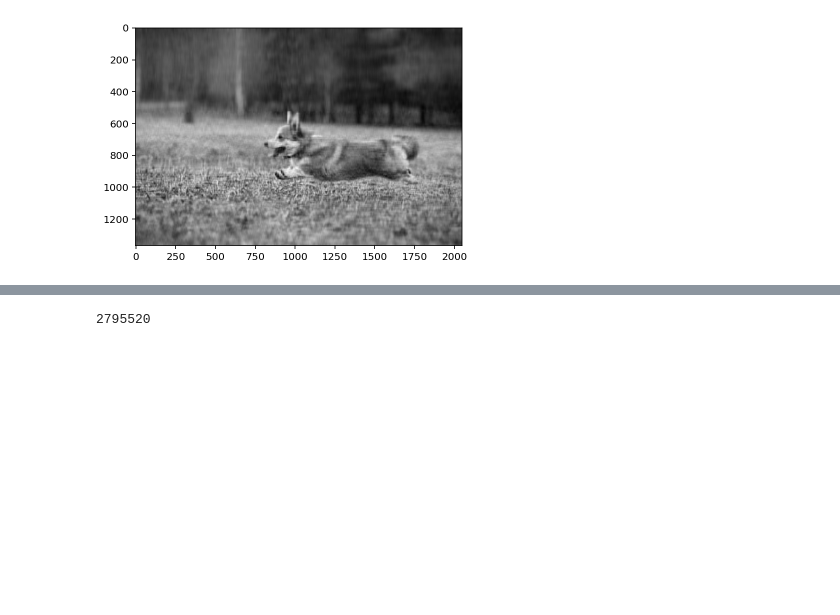
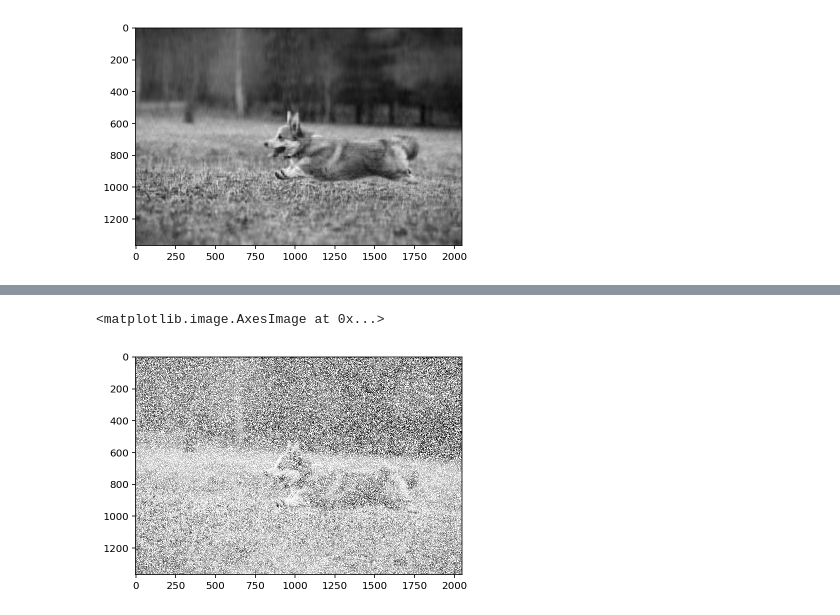
Before and after one commit to nipunbatra/ml2023, a Jupyter notebook: notebooks/posts/image-completion.ipynb, the cells around one changed output, grey strips where cells are left out. Drawn from its saved outputs; the diff is of its cells as text; code cells hidden in the pictures; blank space fills up the shorter version.

```diff
--- a/notebooks/posts/image-completion.ipynb
+++ b/notebooks/posts/image-completion.ipynb
@@ -167,4 +169,12 @@ plt.imshow((W@H).detach().numpy(), cmap='gray')
-# %%
-A.size()[0]*A.size()[1]dd
-# %% [output]
-2795520
+# %%
+import numpy.ma as ma
+
+img_copy_mar = img.copy()
+# Mask 50% of the values
+mask = np.random.rand(*img_copy_mar.shape) < 0.5
+img_copy_mar[mask] = np.NaN
+
+plt.imshow(img_copy_mar, cmap='gray', interpolation='none')
+# %% [output]
+<matplotlib.image.AxesImage at 0x...>
+[figure, added]
```
Also changed, not shown: parts of 15 cells of this notebook, 3 other files.
